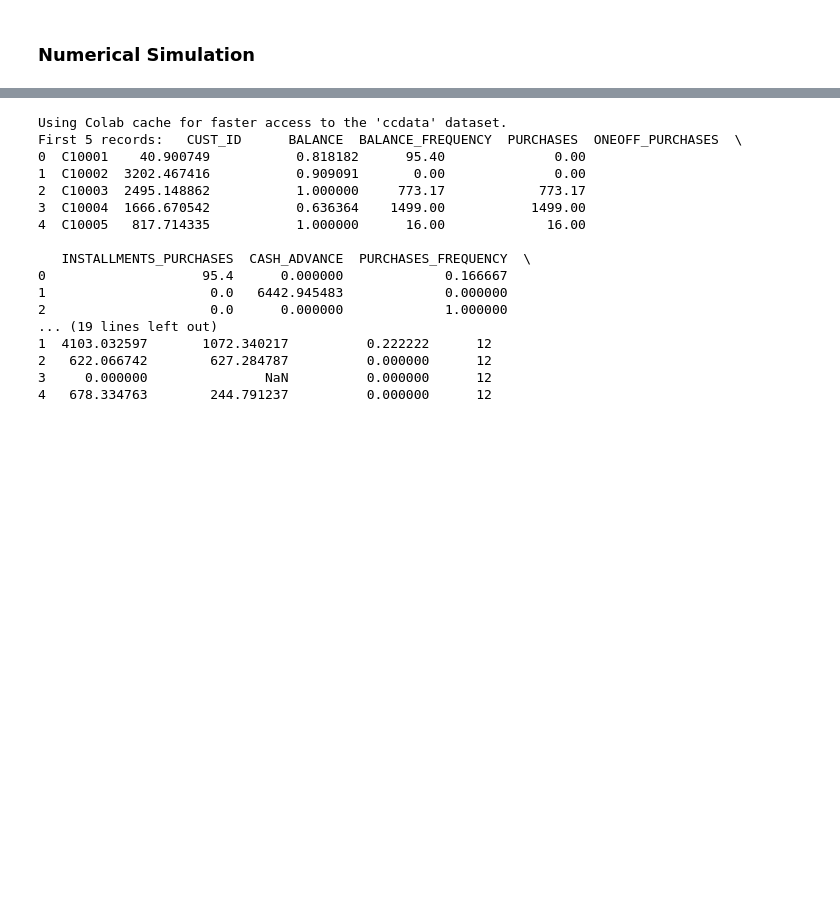
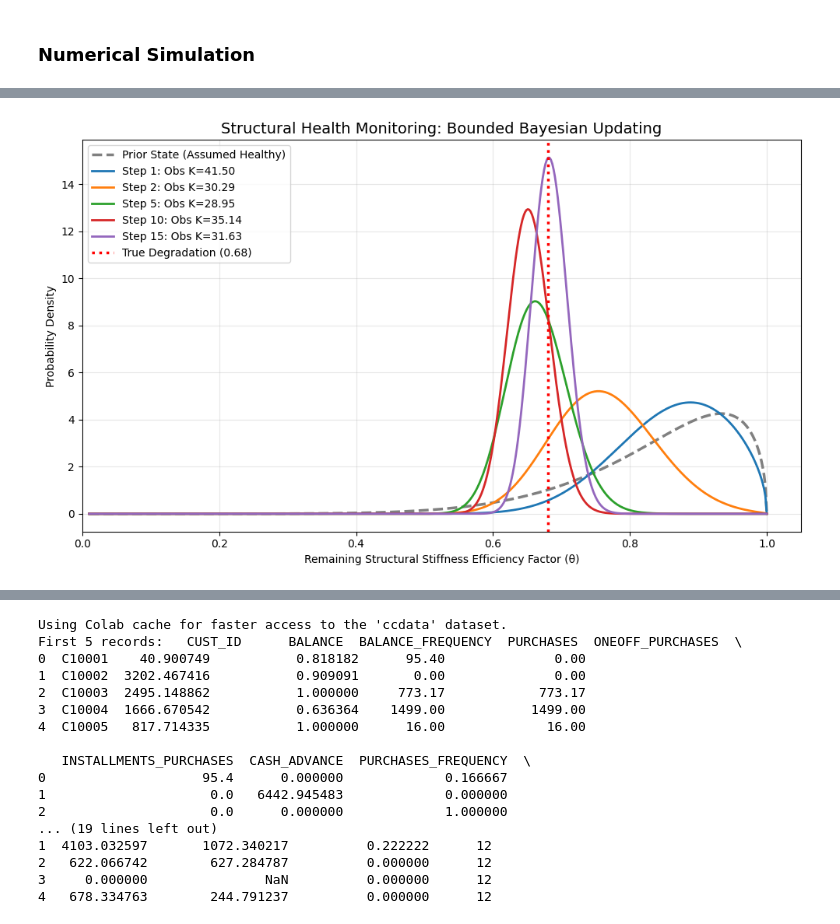
Before and after one commit to Kushen23/Statistical-Learning-e23290, a Jupyter notebook: Assignment_7c_Item_Response_Prediction_and_Click_Through_Rate_Prediction.ipynb, the cells around one changed output, grey strips where cells are left out. Saved outputs shown, nothing was run; the diff lists cells and outputs as text; code cells hidden in the pictures; blank space fills up the shorter version.

```diff
--- a/Assignment_7c_Item_Response_Prediction_and_Click_Through_Rate_Prediction.ipynb
+++ b/Assignment_7c_Item_Response_Prediction_and_Click_Through_Rate_Prediction.ipynb
@@ -956,3 +661,49 @@ fig.show()
+# %%
+import numpy as np
+import scipy.stats as stats
+import matplotlib.pyplot as plt
+
+np.random.seed(24)
+
+theta_true = 0.68
+K_nominal = 50.0
+sigma = 0.15
+n_sensor_readings = 15
+
+theta_grid = np.linspace(0.01, 1.0, 500)
+current_posterior = stats.beta.pdf(theta_grid, a=8, b=1.5)
+current_posterior /= np.trapezoid(current_posterior, theta_grid)
+
+milestones = [0, 1, 2, 5, 10, 15]
+
+plt.figure(figsize=(10, 6))
+plt.plot(theta_grid, current_posterior, '--', color='gray', linewidth=2.5, label='Prior State (Assumed Healthy)')
+
+for k in range(1, n_sensor_readings + 1):
+    noise = np.random.normal(0, sigma)
+    y_k = (theta_true * K_nominal) * np.exp(noise)
+
+    expected_K = theta_grid * K_nominal
+    likelihood = stats.lognorm.pdf(y_k, s=sigma, scale=expected_K)
+
+    current_posterior = current_posterior * likelihood
+    integral = np.trapezoid(current_posterior, theta_grid)
+    current_posterior /= integral
+
+    if k in milestones:
+        plt.plot(theta_grid, current_posterior, linewidth=2, label=f"Step {k}: Obs K={y_k:.2f}")
+
+plt.axvline(x=theta_true, color='red', linestyle=':', linewidth=2.5, label=f"True Degradation ({theta_true})")
+plt.title("Structural Health Monitoring: Bounded Bayesian Updating", fontsize=14)
+plt.xlabel("Remaining Structural Stiffness Efficiency Factor (θ)")
+plt.ylabel("Probability Density")
+plt.xlim([0, 1.05])
+plt.legend(loc="upper left")
+plt.grid(alpha=0.3)
+plt.tight_layout()
+plt.show()
+# %% [output]
+[figure, added]
 # %% [markdown]
 # Q. Gaussian Mixture Clustering as Conditional Updating
 
```
Also changed, not shown: parts of 6 cells of this notebook.
